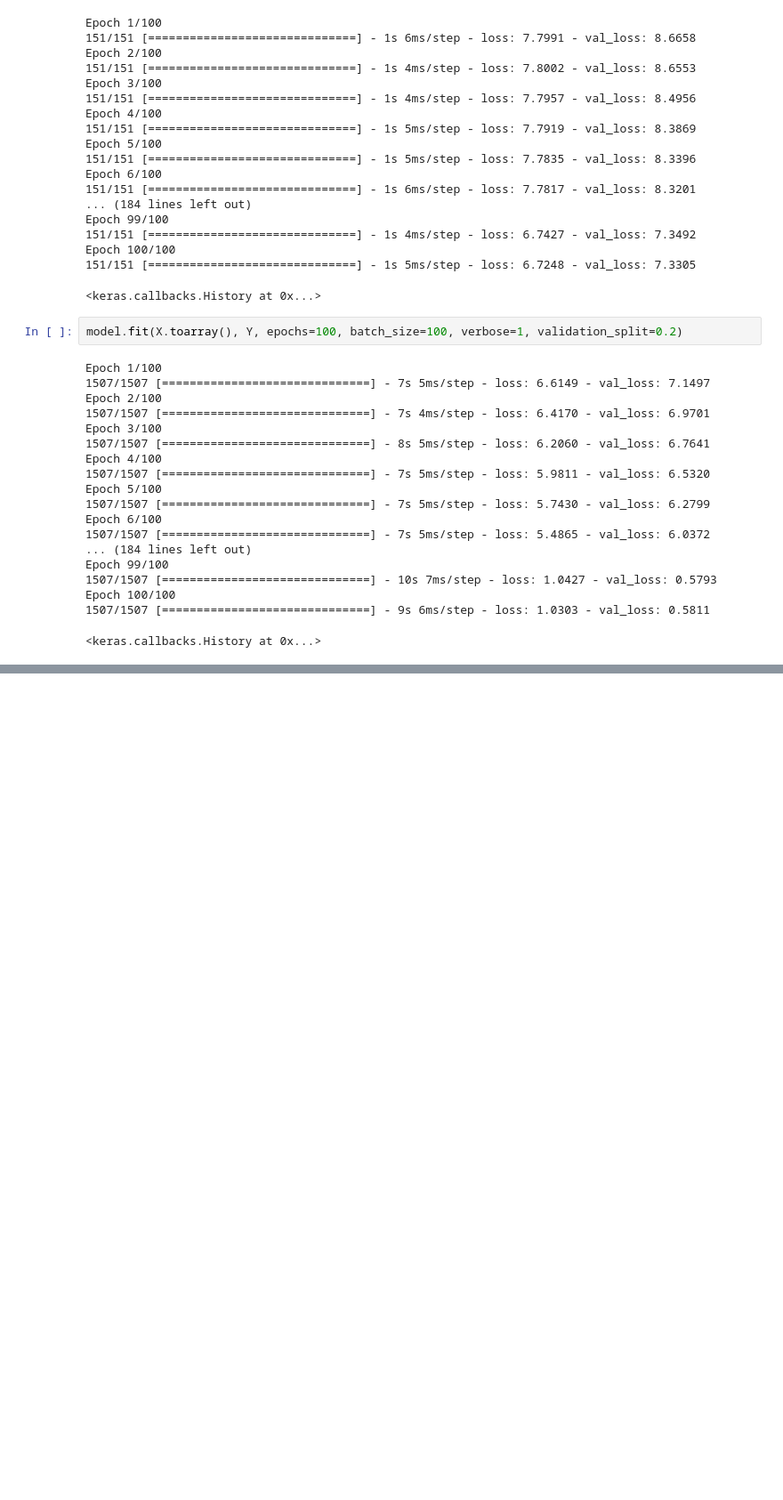
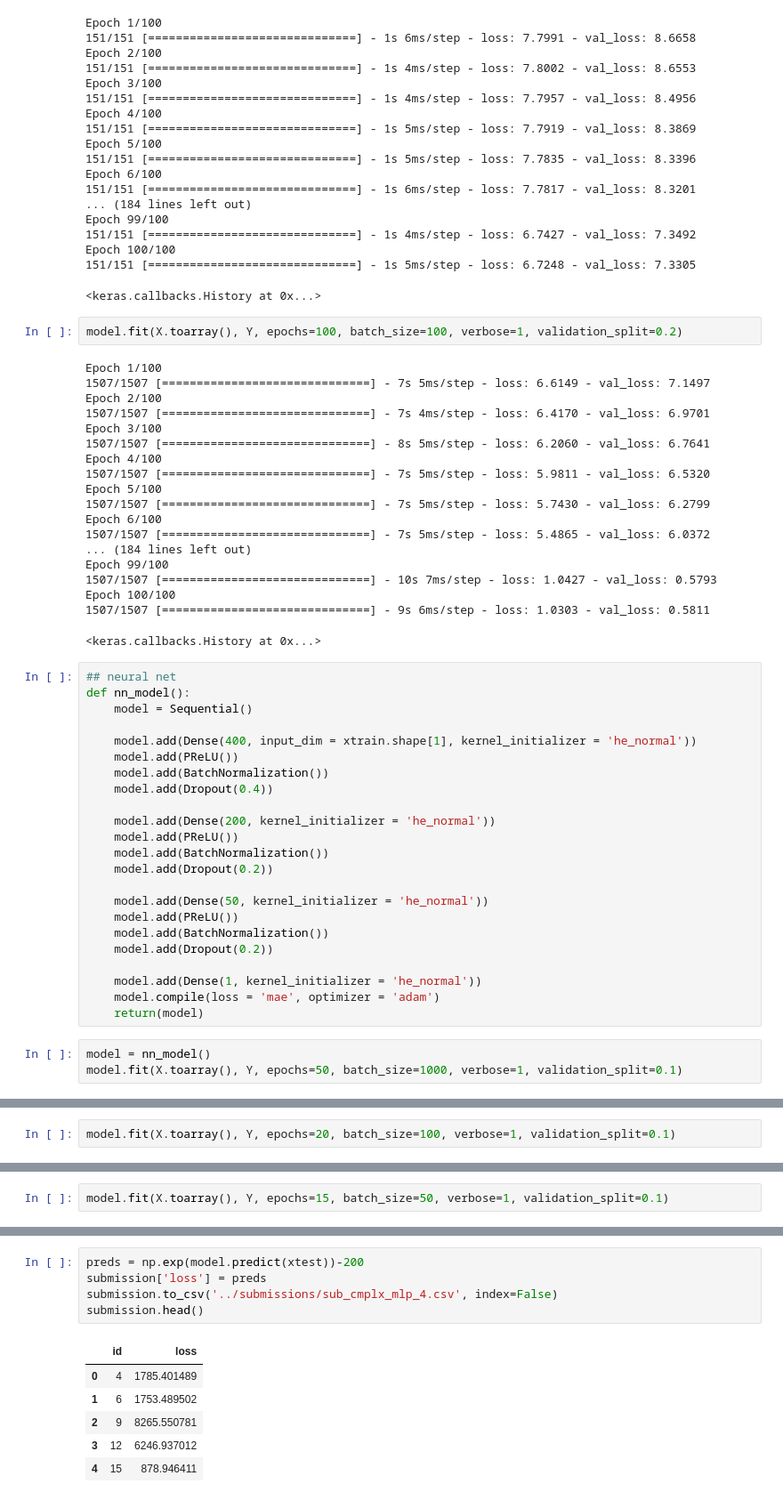
Before and after one commit to tunguz/Allstate, a Jupyter notebook: scripts/Keras_MLP.ipynb, the cells around one changed output, grey strips where cells are left out. Shown at 89% size. Cells and saved outputs as stored; diff of their text form; blank space fills up the shorter version.

```diff
--- a/scripts/Keras_MLP.ipynb
+++ b/scripts/Keras_MLP.ipynb
@@ -497,3 +497,29 @@ Epoch 99/100
 Epoch 100/100
 1507/1507 [==============================] - 9s 6ms/step - loss: 1.0303 - val_loss: 0.5811
 <keras.callbacks.History at 0x...>
+# %%
+## neural net
+def nn_model():
+    model = Sequential()
+
+    model.add(Dense(400, input_dim = xtrain.shape[1], kernel_initializer = 'he_normal'))
+    model.add(PReLU())
+    model.add(BatchNormalization())
+    model.add(Dropout(0.4))
+
+    model.add(Dense(200, kernel_initializer = 'he_normal'))
+    model.add(PReLU())
+    model.add(BatchNormalization())
+    model.add(Dropout(0.2))
+
+    model.add(Dense(50, kernel_initializer = 'he_normal'))
+    model.add(PReLU())
+    model.add(BatchNormalization())
+    model.add(Dropout(0.2))
+
+    model.add(Dense(1, kernel_initializer = 'he_normal'))
+    model.compile(loss = 'mae', optimizer = 'adam')
+    return(model)
+# %%
+model = nn_model()
+model.fit(X.toarray(), Y, epochs=50, batch_size=1000, verbose=1, validation_split=0.1)
@@ -499,0 +545,2 @@ Epoch 100/100
+# %%
+model.fit(X.toarray(), Y, epochs=20, batch_size=100, verbose=1, validation_split=0.1)
@@ -499,0 +566,2 @@ Epoch 100/100
+# %%
+model.fit(X.toarray(), Y, epochs=15, batch_size=50, verbose=1, validation_split=0.1)
@@ -499,0 +587,12 @@ Epoch 100/100
+# %%
+preds = np.exp(model.predict(xtest))-200
+submission['loss'] = preds
+submission.to_csv('../submissions/sub_cmplx_mlp_4.csv', index=False)
+submission.head()
+# %% [output]
+|  | id | loss |
+| 0 | 4 | 1785.401489 |
+| 1 | 6 | 1753.489502 |
+| 2 | 9 | 8265.550781 |
+| 3 | 12 | 6246.937012 |
+| 4 | 15 | 878.946411 |
```
Also changed, not shown: parts of 3 cells of this notebook, 1 other file.
